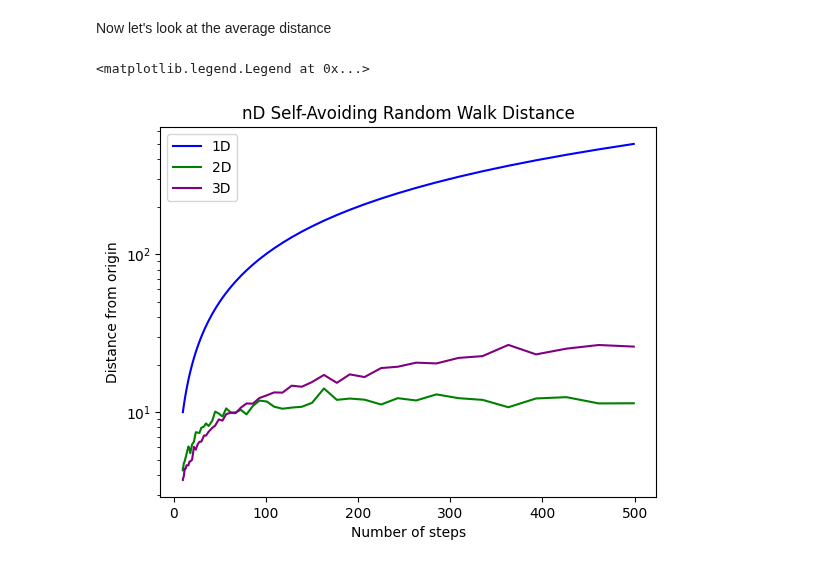
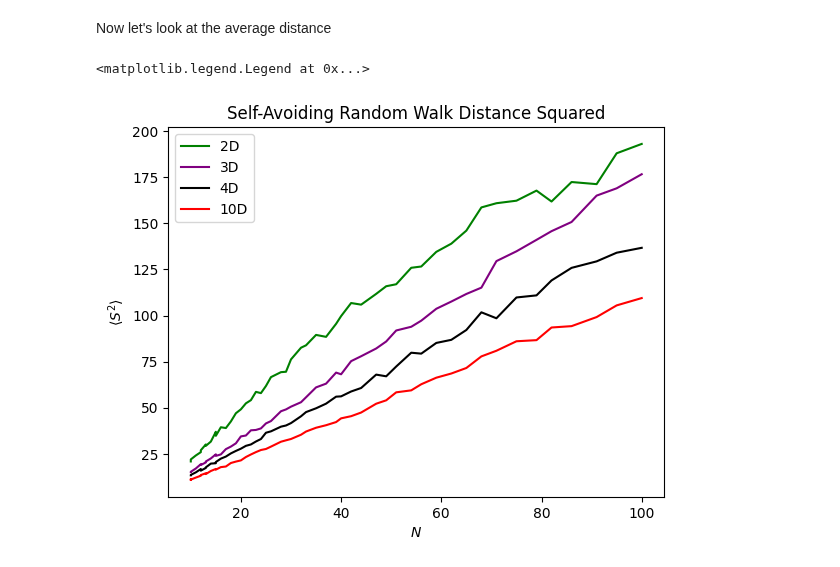
Before and after one commit to noahchanoah/thesis, a Jupyter notebook: RandomWalk.ipynb, the cells around one changed output. Saved outputs shown, nothing was run; the diff lists cells and outputs as text; code cells hidden in the pictures.

```diff
--- a/RandomWalk.ipynb
+++ b/RandomWalk.ipynb
@@ -444,8 +457,8 @@ def nrrw_avg_distance(number_of_steps: int, number_of_trials:int, dimension: int
     avg_dist = avg_dist / number_of_trials
     return avg_dist
 # %%
-number_of_steps_new = 500 #1000
-number_of_trials_new = 100  #1000
+number_of_steps_new = 100 #1000
+number_of_trials_new = 1000  #1000
 
 #calculate the average distances
 logspacing = 50
@@ -634,7 +659,7 @@ def sarw(number_of_steps: int, dimension: int, plot: bool) -> float:
     for dim in range(dimension): #for each dimension in the space e.g x,y,z in R^3
         distance_sum += math.pow(position[dim],2)
     distance = math.sqrt(distance_sum)
-    return distance
+    return distance*distance #NEW return square of the disance
 # %%
 d = sarw(10,2,True)
 # %% [output]
@@ -675,32 +700,36 @@ def sarw_avg_distance(number_of_steps: int, number_of_trials:int, dimension: int
     avg_dist = avg_dist / number_of_trials
     return avg_dist
 # %%
-sarw_steps = 500 #1000
-sawrw_trials = 100  #1000
+sarw_steps = 100 #1000
+sawrw_trials = 1000  #1000
 
 #calculate the average distances
 logspacing = 50
 #datax
 steps = [int(step) for step in np.logspace(1,math.log10(sarw_steps),logspacing)]
 #datay
-SA_dim_one = [sarw_avg_distance(int(step),sawrw_trials,1) for step in np.logspace(1,math.log10(sarw_steps),logspacing)]
+#SA_dim_one = [sarw_avg_distance(int(step),sawrw_trials,1) for step in np.logspace(1,math.log10(sarw_steps),logspacing)]
 SA_dim_two = [sarw_avg_distance(int(step),sawrw_trials,2) for step in np.logspace(1,math.log10(sarw_steps),logspacing)]
 SA_dim_three = [sarw_avg_distance(int(step),sawrw_trials,3) for step in np.logspace(1,math.log10(sarw_steps),logspacing)]
-#dim_ten = [nrrw_avg_distance(int(step),number_of_trials,10) for step in np.logspace(1,math.log10(number_of_steps),logspacing)]
+SA_dim_four = [sarw_avg_distance(int(step),sawrw_trials,4) for step in np.logspace(1,math.log10(sarw_steps),logspacing)]
+SA_dim_ten = [sarw_avg_distance(int(step),sawrw_trials,10) for step in np.logspace(1,math.log10(sarw_steps),logspacing)]
 #dim_hundred = [nrrw_avg_distance(int(step),number_of_trials,100) for step in np.logspace(1,math.log10(number_of_steps),logspacing)]
 # %%
 #plot them with the theory curves
-plt.semilogy(steps, SA_dim_one, color="blue", label="1D") #1D data
-plt.semilogy(steps, SA_dim_two, color="green", label="2D") #2D data
-plt.semilogy(steps, SA_dim_three, color="purple", label="3D") #3D data
+#plt.plot(steps, SA_dim_one, color="blue", label="1D") #1D data
+plt.plot(steps, SA_dim_two, color="green", label="2D") #2D data
+plt.plot(steps, SA_dim_three, color="purple", label="3D") #3D data
+plt.plot(steps, SA_dim_four, color="black", label="4D") #3D data
+plt.plot(steps, SA_dim_ten, color="red", label="10D") #10D data
 # plt.plot([x for x in np.arange(sarw_steps)], [x for x in np.arange(sarw_steps)], color="black", label="1D", linestyle="dashed") #1D theory
 # plt.plot([x for x in np.arange(sarw_steps)], [math.sqrt((2)*x) for x in np.arange(sarw_steps)], color="red", label="2D", linestyle="dashed") #2D theory
 # plt.plot([x for x in np.arange(sarw_steps)], [math.sqrt((3/2)*x) for x in np.arange(sarw_steps)], color="gray", label="3D", linestyle="dashed") #3D theory
 
-plt.title("nD Self-Avoiding Random Walk Distance")
-plt.xlabel("Number of steps")
-plt.ylabel("Distance from origin")
+plt.title("Self-Avoiding Random Walk Distance Squared")
+plt.xlabel("$N$")
+plt.ylabel("$\langle S^2 \\rangle$")
+plt.savefig("SARW.png", dpi=300, format="png")
 plt.legend()
 # %% [output]
 <matplotlib.legend.Legend at 0x...>
-[figure, old version]
+[figure, new version]
```
Also changed, not shown: parts of 9 cells of this notebook.
